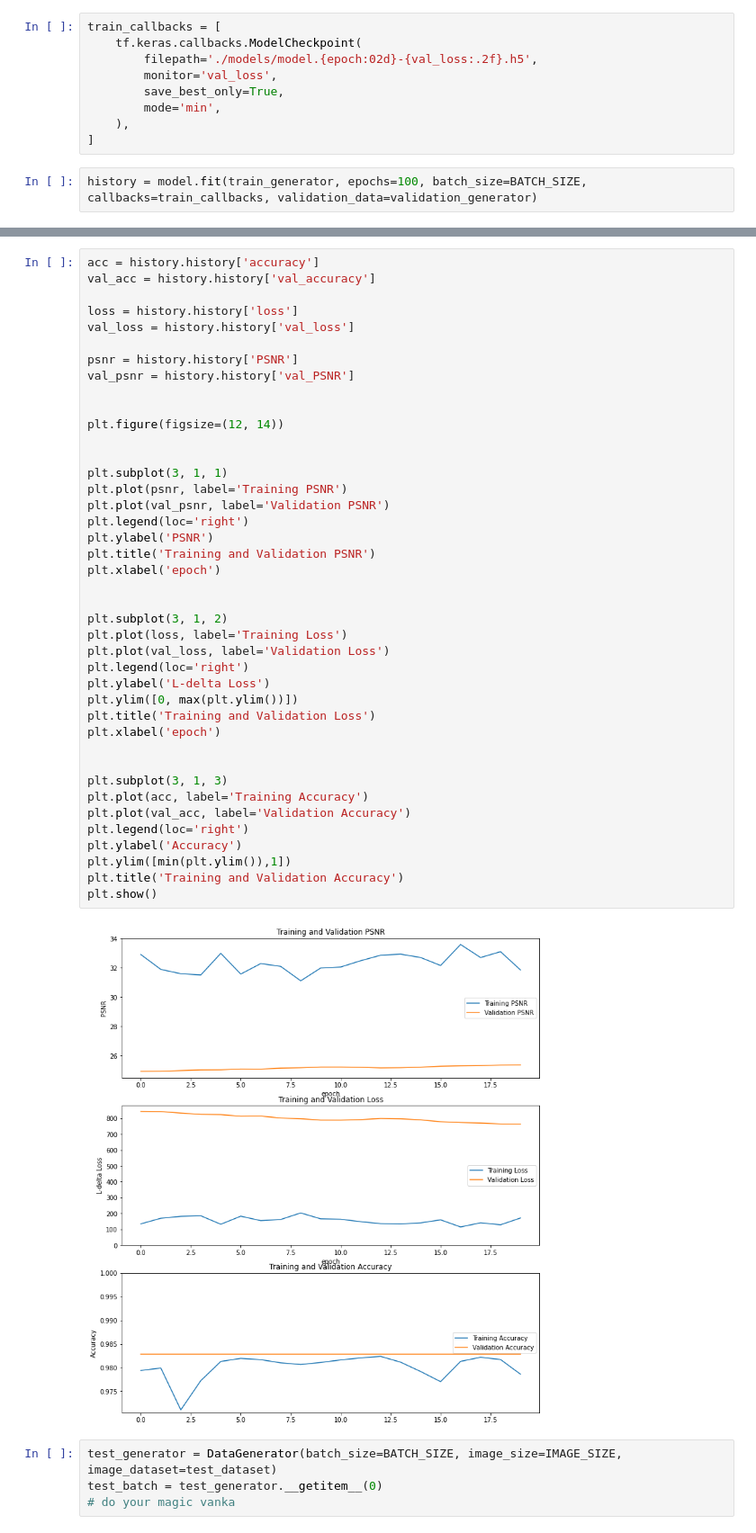
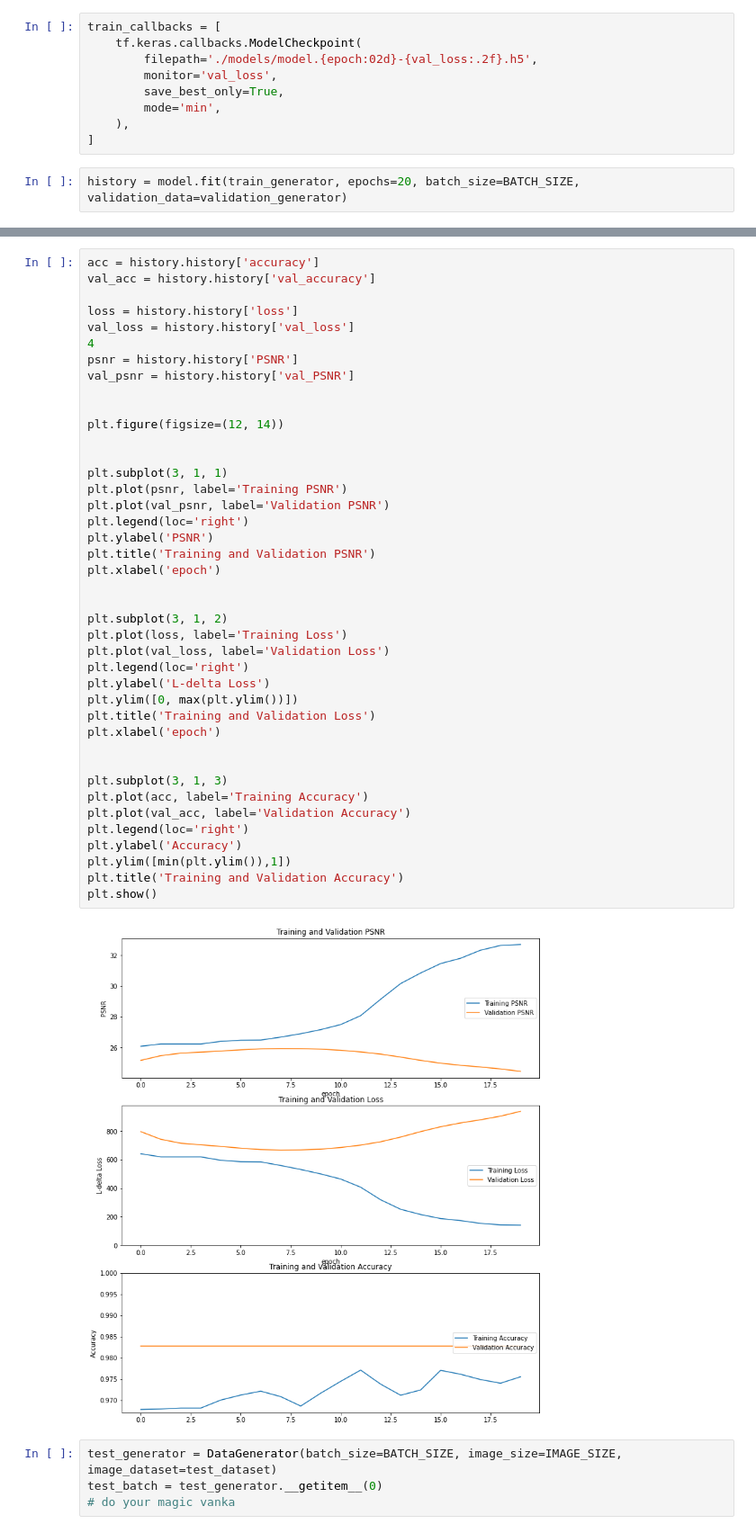
Before and after one commit to haivanka/Image-Colorization, a Jupyter notebook: train-test.ipynb, the cells around one changed output, grey strips where cells are left out. Shown: that part at 90% size. Saved outputs shown, nothing was run; the diff lists cells and outputs as text.

Commit message:
Add train notebook

```diff
--- a/train-test.ipynb
+++ b/train-test.ipynb
@@ -94,5 +94,5 @@ train_callbacks = [
     ),
 ]
 # %%
-history = model.fit(train_generator, epochs=100, batch_size=BATCH_SIZE, callbacks=train_callbacks, validation_data=validation_generator)
+history = model.fit(train_generator, epochs=20, batch_size=BATCH_SIZE, validation_data=validation_generator)
 # %% [output]
@@ -105,7 +119,7 @@ val_acc = history.history['val_accuracy']
 
 loss = history.history['loss']
 val_loss = history.history['val_loss']
-
+4
 psnr = history.history['PSNR']
 val_psnr = history.history['val_PSNR']
 
@@ -114,34 +128,34 @@ plt.figure(figsize=(12, 14))
 
 
 plt.subplot(3, 1, 1)
 plt.plot(psnr, label='Training PSNR')
 plt.plot(val_psnr, label='Validation PSNR')
 plt.legend(loc='right')
 plt.ylabel('PSNR')
 plt.title('Training and Validation PSNR')
 plt.xlabel('epoch')
 
 
 plt.subplot(3, 1, 2)
 plt.plot(loss, label='Training Loss')
 plt.plot(val_loss, label='Validation Loss')
 plt.legend(loc='right')
 plt.ylabel('L-delta Loss')
 plt.ylim([0, max(plt.ylim())])
 plt.title('Training and Validation Loss')
 plt.xlabel('epoch')
 
 
 plt.subplot(3, 1, 3)
 plt.plot(acc, label='Training Accuracy')
 plt.plot(val_acc, label='Validation Accuracy')
 plt.legend(loc='right')
 plt.ylabel('Accuracy')
 plt.ylim([min(plt.ylim()),1])
 plt.title('Training and Validation Accuracy')
 plt.show()
 # %% [output]
-[figure, old version]
+[figure, new version]
 # %%
 test_generator = DataGenerator(batch_size=BATCH_SIZE, image_size=IMAGE_SIZE, image_dataset=test_dataset)
 test_batch = test_generator.__getitem__(0)
```
Also changed, not shown: parts of 8 cells of this notebook.
